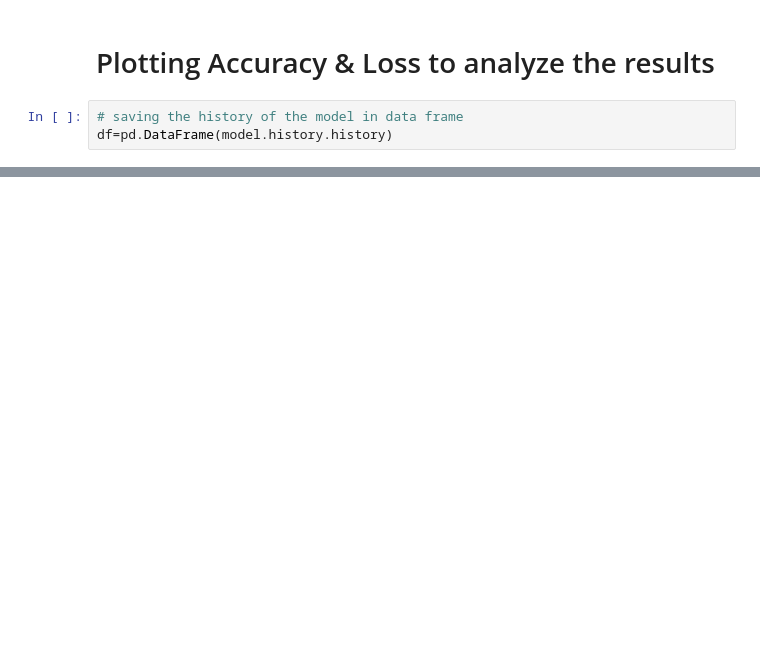
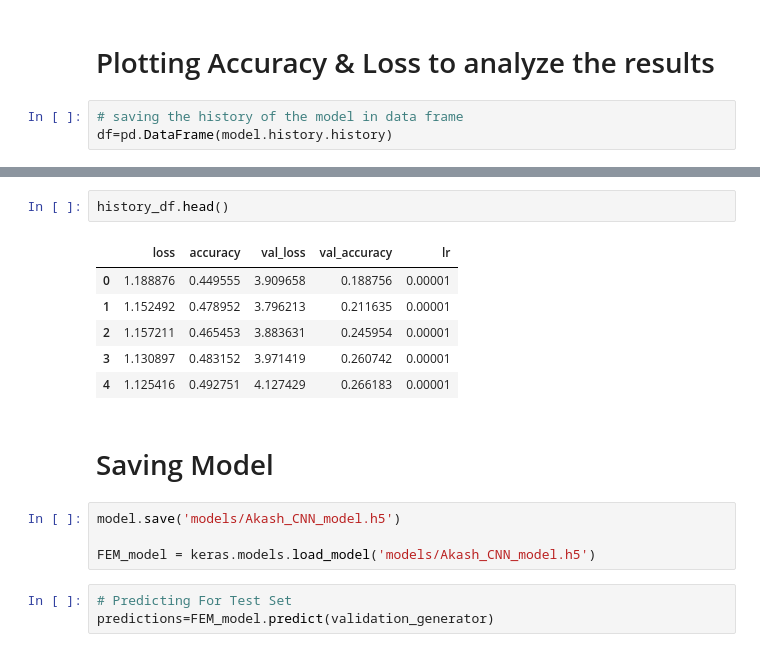
Before and after one commit to Ishansingh438/Face-emotion-recognition, a Jupyter notebook: Ishan_Singh_Face_emotion_recognition.ipynb, the cells around one changed output, grey strips where cells are left out. Cells and saved outputs as stored; diff of their text form; blank space fills up the shorter version.

```diff
--- a/Ishan_Singh_Face_emotion_recognition.ipynb
+++ b/Ishan_Singh_Face_emotion_recognition.ipynb
@@ -342,0 +521,18 @@ df[['accuracy','val_accuracy']].plot()
+# %%
+history_df.head()
+# %% [output]
+|  | loss | accuracy | val_loss | val_accuracy | lr |
+| 0 | 1.188876 | 0.449555 | 3.909658 | 0.188756 | 0.00001 |
+| 1 | 1.152492 | 0.478952 | 3.796213 | 0.211635 | 0.00001 |
+| 2 | 1.157211 | 0.465453 | 3.883631 | 0.245954 | 0.00001 |
+| 3 | 1.130897 | 0.483152 | 3.971419 | 0.260742 | 0.00001 |
+| 4 | 1.125416 | 0.492751 | 4.127429 | 0.266183 | 0.00001 |
+# %% [markdown]
+# Saving Model
+# %%
+model.save('models/Akash_CNN_model.h5')
+
+FEM_model = keras.models.load_model('models/Akash_CNN_model.h5')
+# %%
+# Predicting For Test Set
+predictions=FEM_model.predict(validation_generator)
```
Also changed, not shown: parts of 24 cells of this notebook.
